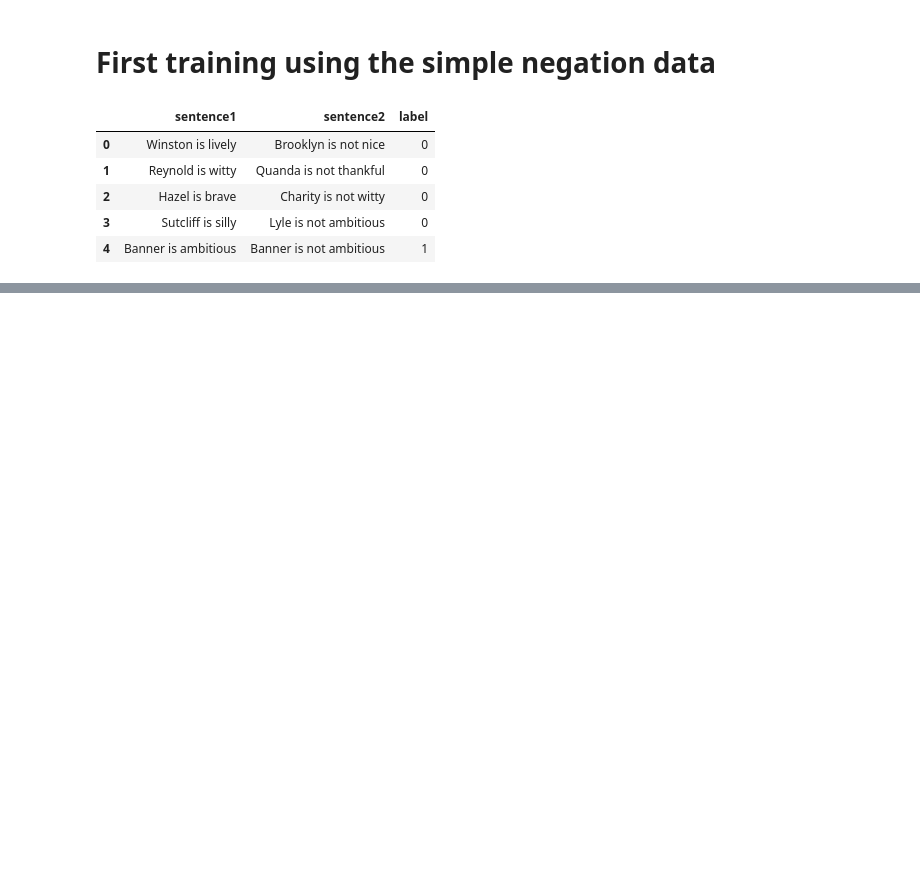
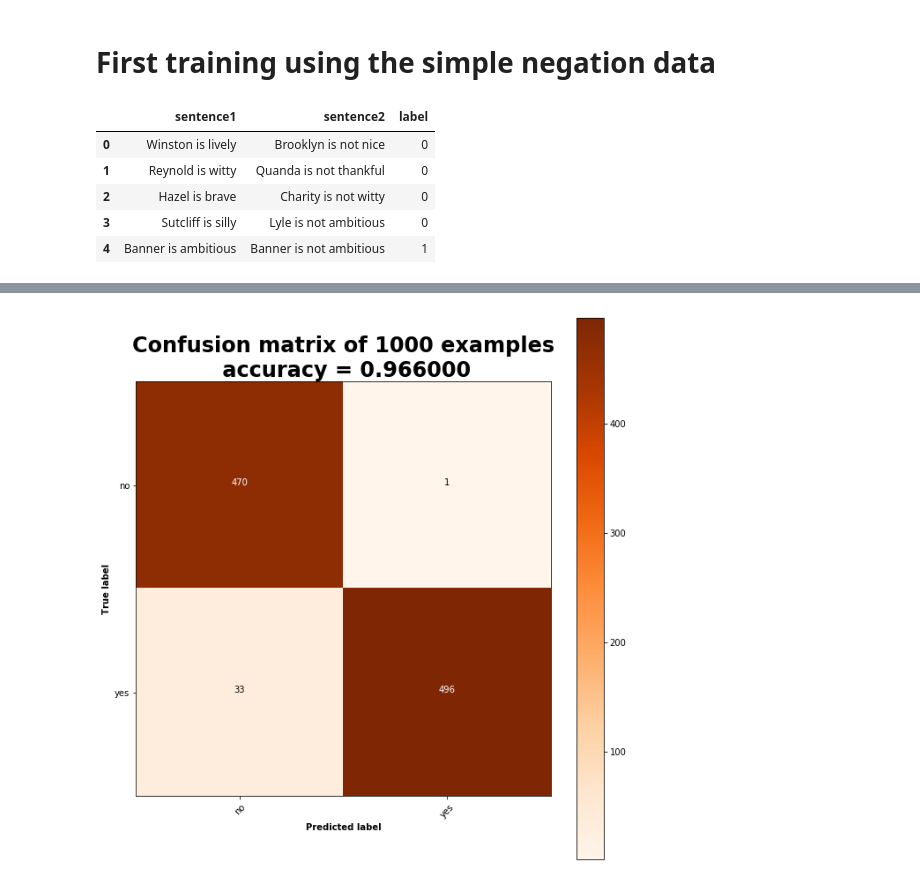
Before and after one commit to felipessalvatore/ContraQA, a Jupyter notebook: contra_qa/train/first_train_b1.ipynb, the cells around one changed output, grey strips where cells are left out. Cells and saved outputs as stored; diff of their text form; code cells hidden in the pictures; blank space fills up the shorter version.

```diff
--- a/contra_qa/train/first_train_b1.ipynb
+++ b/contra_qa/train/first_train_b1.ipynb
@@ -53,0 +474,2 @@ test_data.head()
+# %%
+training_loop_text_classification(model, config, b1data, "rnn.pkl")
@@ -53,0 +494,12 @@ test_data.head()
+# %%
+model = RNN(config)
+model.load_state_dict(torch.load('rnn.pkl'))
+_, pred, labels = model.evaluate_bach(test_bach)
+
+plot_confusion_matrix(truth=labels.numpy(),
+                      predictions=pred.numpy(),
+                      save=False,
+                      path="rnn_confusion_matrix.png",
+                      classes=labels_legend)
+# %% [output]
+[figure, added]
```
Also changed, not shown: parts of 43 cells of this notebook.
